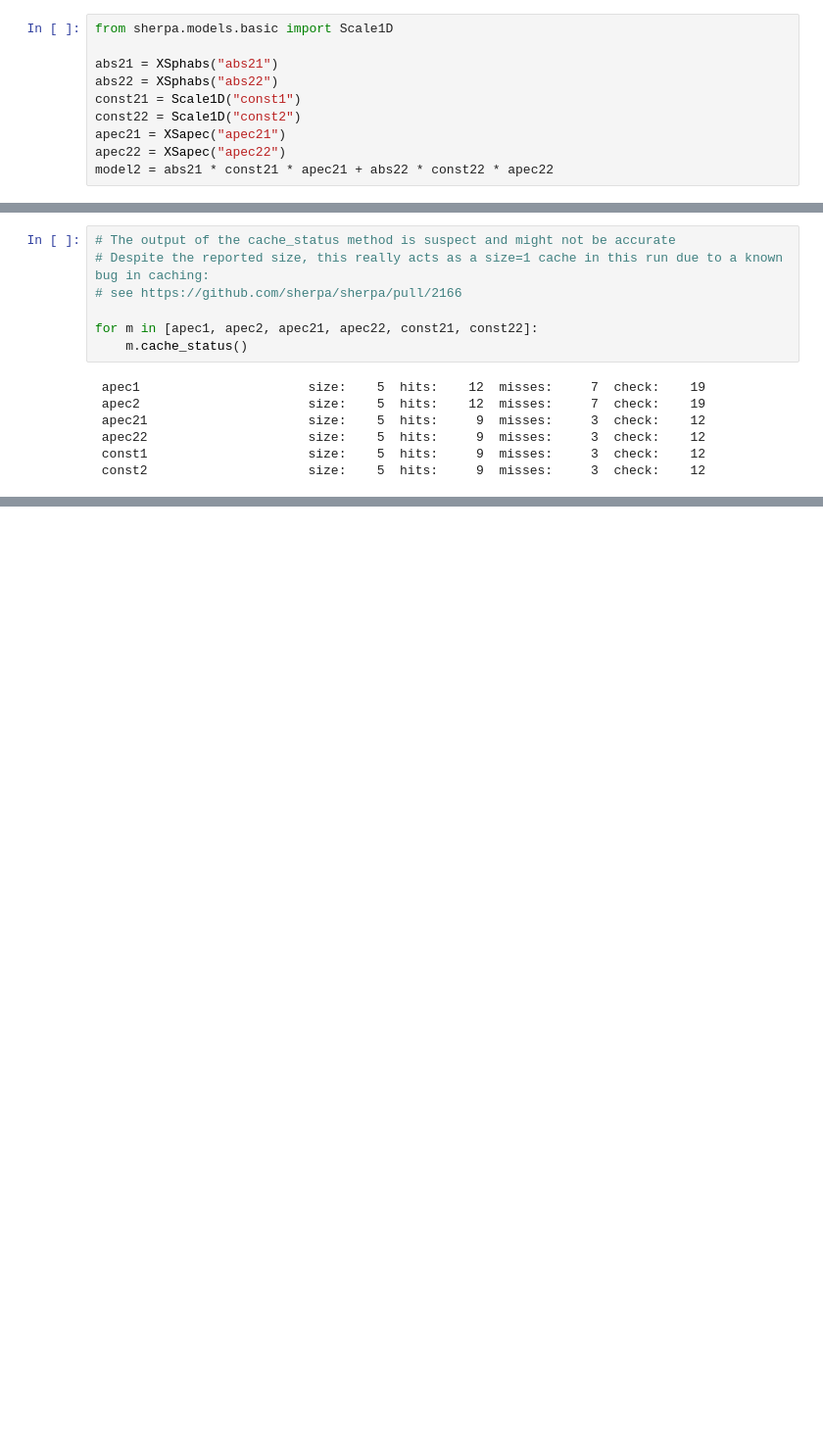
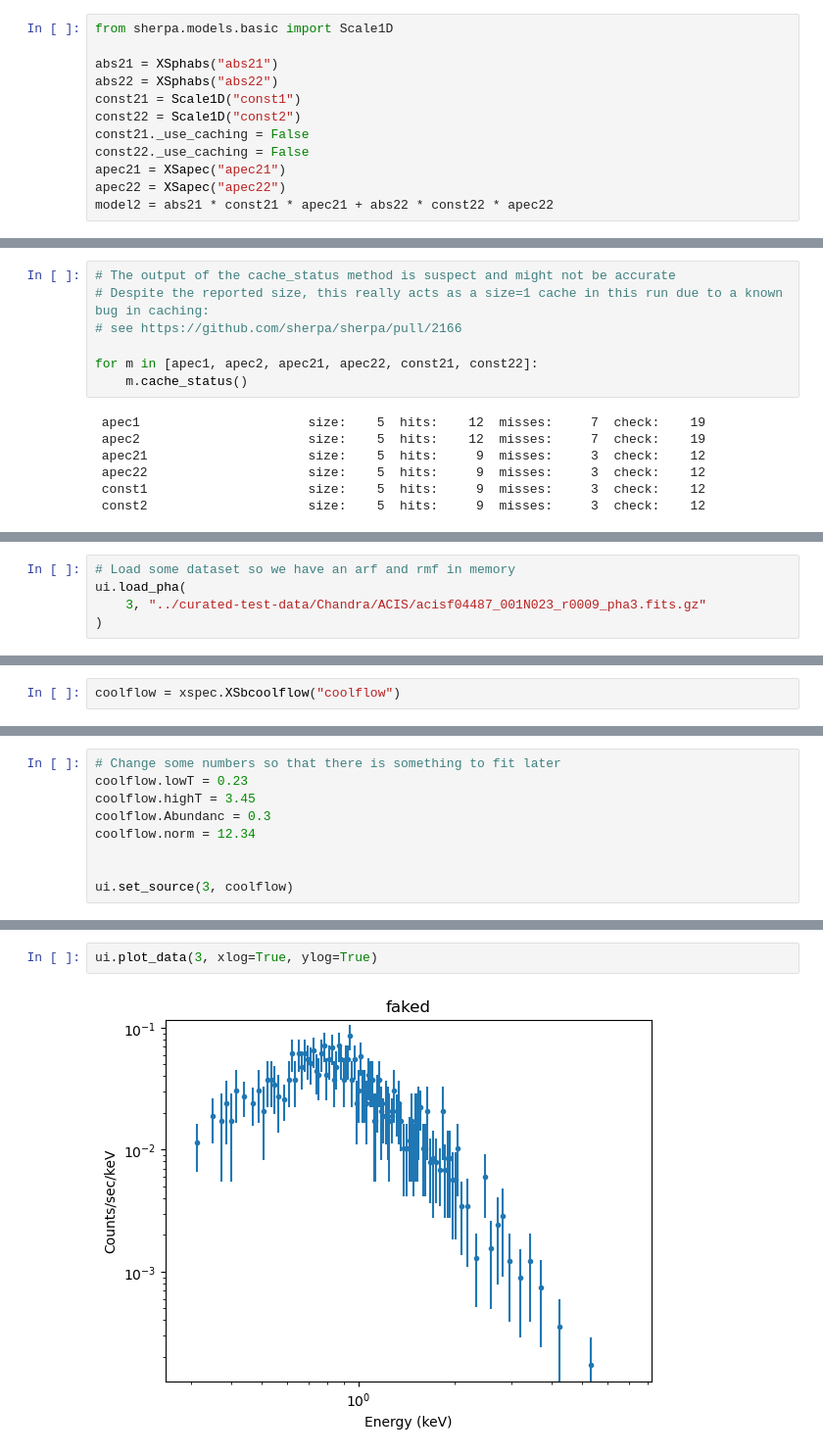
Before and after one commit to hamogu/sherpa-opt-benchmark, a Jupyter notebook: notebooks/xspec_norm.ipynb, the cells around one changed output, grey strips where cells are left out. Shown: that part at 98% size. Drawn from its saved outputs; the diff is of its cells as text; blank space fills up the shorter version.

```diff
--- a/notebooks/xspec_norm.ipynb
+++ b/notebooks/xspec_norm.ipynb
@@ -223,6 +225,8 @@ abs21 = XSphabs("abs21")
 abs22 = XSphabs("abs22")
 const21 = Scale1D("const1")
 const22 = Scale1D("const2")
+const21._use_caching = False
+const22._use_caching = False
 apec21 = XSapec("apec21")
 apec22 = XSapec("apec22")
 model2 = abs21 * const21 * apec21 + abs22 * const22 * apec22
@@ -411,0 +564,5 @@ Model 1 needs 117/103 =1.136 as many evaluations, and it takes 2.6/2.3 =1.13 tim
+# %%
+# Load some dataset so we have an arf and rmf in memory
+ui.load_pha(
+    3, "../curated-test-data/Chandra/ACIS/acisf04487_001N023_r0009_pha3.fits.gz"
+)
@@ -411,0 +573,2 @@ Model 1 needs 117/103 =1.136 as many evaluations, and it takes 2.6/2.3 =1.13 tim
+# %%
+coolflow = xspec.XSbcoolflow("coolflow")
@@ -411,0 +587,9 @@ Model 1 needs 117/103 =1.136 as many evaluations, and it takes 2.6/2.3 =1.13 tim
+# %%
+# Change some numbers so that there is something to fit later
+coolflow.lowT = 0.23
+coolflow.highT = 3.45
+coolflow.Abundanc = 0.3
+coolflow.norm = 12.34
+
+
+ui.set_source(3, coolflow)
@@ -411,0 +610,4 @@ Model 1 needs 117/103 =1.136 as many evaluations, and it takes 2.6/2.3 =1.13 tim
+# %%
+ui.plot_data(3, xlog=True, ylog=True)
+# %% [output]
+[figure, added]
```
Also changed, not shown: parts of 25 cells of this notebook.
